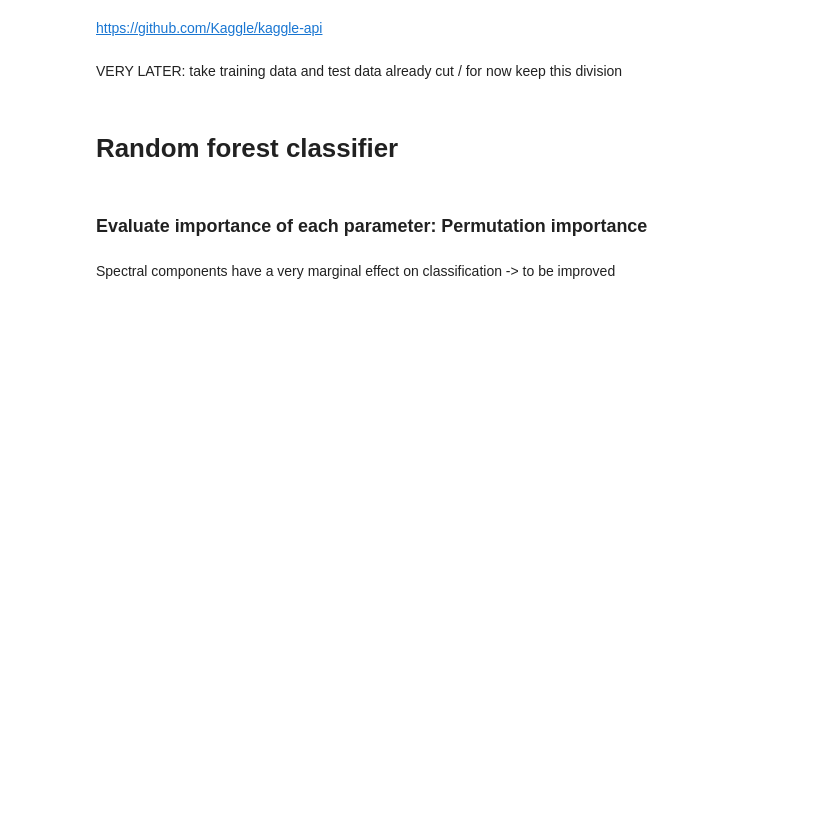
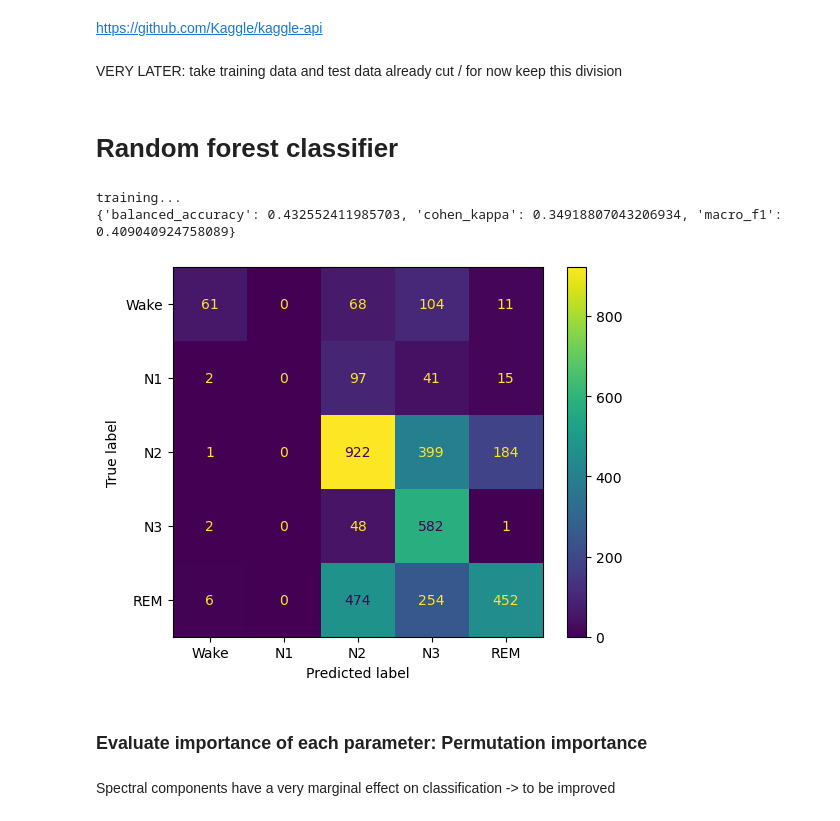
Before and after one commit to melinatonine/Kaggle_Gillig_Scopin, a Jupyter notebook: Kaggle_Gillig_Scopin2.ipynb, the cells around one changed output. Cells and saved outputs as stored; diff of their text form; code cells hidden in the pictures; blank space fills up the shorter version.

```diff
--- a/Kaggle_Gillig_Scopin2.ipynb
+++ b/Kaggle_Gillig_Scopin2.ipynb
@@ -277,12 +355,2 @@ print('Test records: ', test_records)
 # %% [markdown]
 VERY LATER: take training data and test data already cut  / for now keep this division
-# %%
-def build_dataset(records, data_for_records_all,hypnogram_for_records):
-    X,y = [],[]
-    for record in records :
-        y.extend(hypnogram_for_records[record])
-        X.extend(data_for_records_all[record])
-    return X,y
-
-X_train,y_train = build_dataset(training_record,data_for_records_all,hypnogram_for_records)
-X_test,y_test = build_dataset(test_records,data_for_records_all,hypnogram_for_records)
@@ -292,19 +358,24 @@ print(len(X_train), len(y_train))
 # Random forest classifier
 # %%
 # run decision tree
+
 clf_rf = RandomForestClassifier(random_state=42)
 print('training...')
-clf_rf.fit(X_train, y_train)
+clf_rf.fit(x_train.data, y_train)
 
 # test it
-predictions = clf_rf.predict(X_test)
+predictions = clf_rf.predict(x_test.data)
 scores = {'balanced_accuracy': balanced_accuracy_score(y_test, predictions),
             'cohen_kappa': cohen_kappa_score(y_test, predictions),
             'macro_f1': f1_score(y_test, predictions,average ='macro')}
 
 print(scores)
-plot_confusion_matrix(clf_rf, X_test,y_test,display_labels = ['Wake','N1','N2','N3','REM'])
+plot_confusion_matrix(clf_rf, x_test.data, y_test, display_labels = ['Wake','N1','N2','N3','REM'])
 plt.show()
+# %% [output]
+training...
+{'balanced_accuracy': 0.432552411985703, 'cohen_kappa': 0.34918807043206934, 'macro_f1': 0.409040924758089}
+[figure, added]
 # %%
 # import sklearn
 
```
Also changed, not shown: parts of 27 cells of this notebook, 1 other file.
